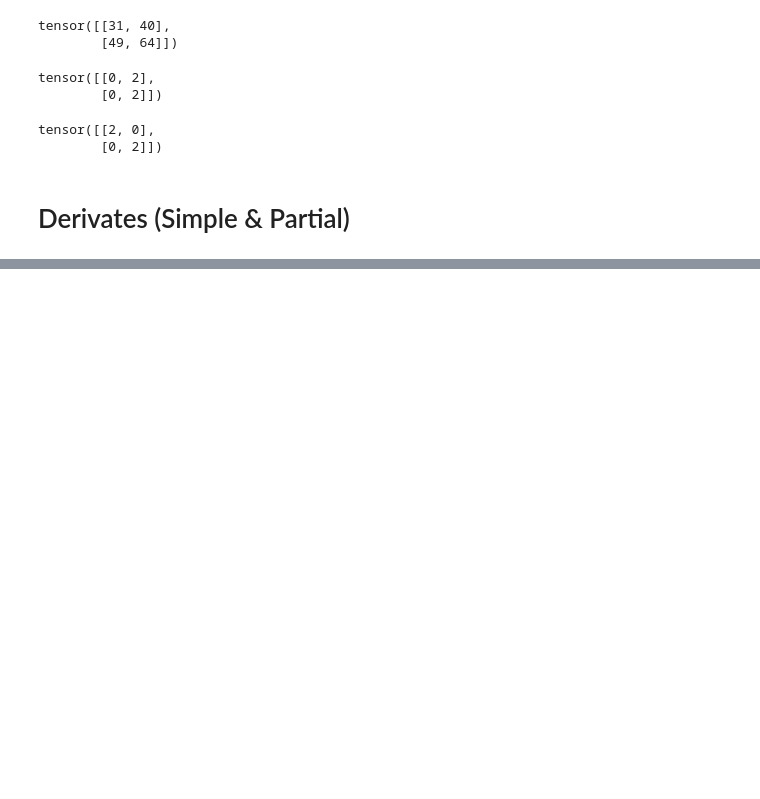
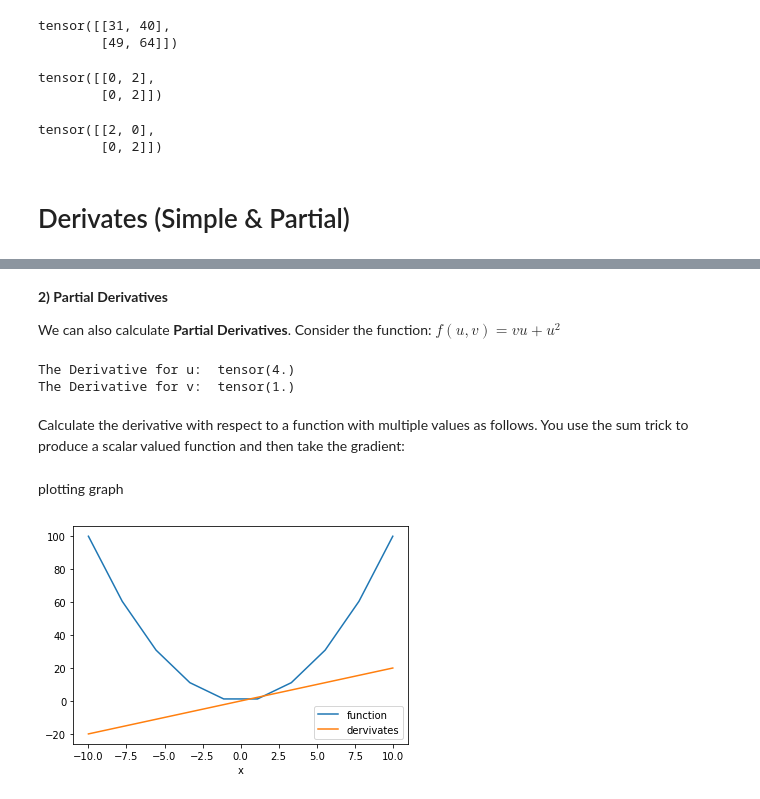
Before and after one commit to antonynickson/PyTorch_For_Machine_Learning_Workbook, a Jupyter notebook: PyTorch_Basics_For_Machine_Learning.ipynb, the cells around one changed output, grey strips where cells are left out. Drawn from its saved outputs; the diff is of its cells as text; code cells hidden in the pictures; blank space fills up the shorter version.

```diff
--- a/PyTorch_Basics_For_Machine_Learning.ipynb
+++ b/PyTorch_Basics_For_Machine_Learning.ipynb
@@ -361,0 +462,46 @@ tensor([[2, 0],
+# %% [markdown]
+**2) Partial Derivatives**
+
+We can also calculate <b>Partial Derivatives</b>. Consider the function: $f(u,v)=vu+u^{2}$
+# %%
+# Calculate f(u, v) = v * u + u^2 at u = 1, v = 2
+
+# Create u and v tensors
+u = torch.tensor(1.0,requires_grad=True)
+v = torch.tensor(2.0,requires_grad=True)
+
+f =  v * u + u**2
+
+# Calculate Derivative for u and v
+
+f.backward()
+
+print("The Derivative for u: ", u.grad)
+print("The Derivative for v: ", v.grad)
+# %% [output]
+The Derivative for u:  tensor(4.)
+The Derivative for v:  tensor(1.)
+# %% [markdown]
+Calculate the derivative with respect to a function with multiple values as follows. You use the sum trick to produce a scalar valued function and then take the gradient:
+# %%
+# Calculate the derivative with multiple values
+
+x = torch.linspace(-10,10,10,requires_grad=True)
+
+Y = x ** 2
+
+y = torch.sum(x ** 2)
+# %% [markdown]
+plotting graph
+# %%
+# Take the derivative with respect to multiple value. Plot out the function and its derivative
+
+y.backward()
+
+plt.plot(x.detach().numpy(),Y.detach().numpy(),label="function")
+plt.plot(x.detach().numpy(),x.grad.detach().numpy(),label="dervivates")
+plt.xlabel('x')
+plt.legend()
+plt.show()
+# %% [output]
+[figure, added]
```
Also changed, not shown: parts of 11 cells of this notebook.
